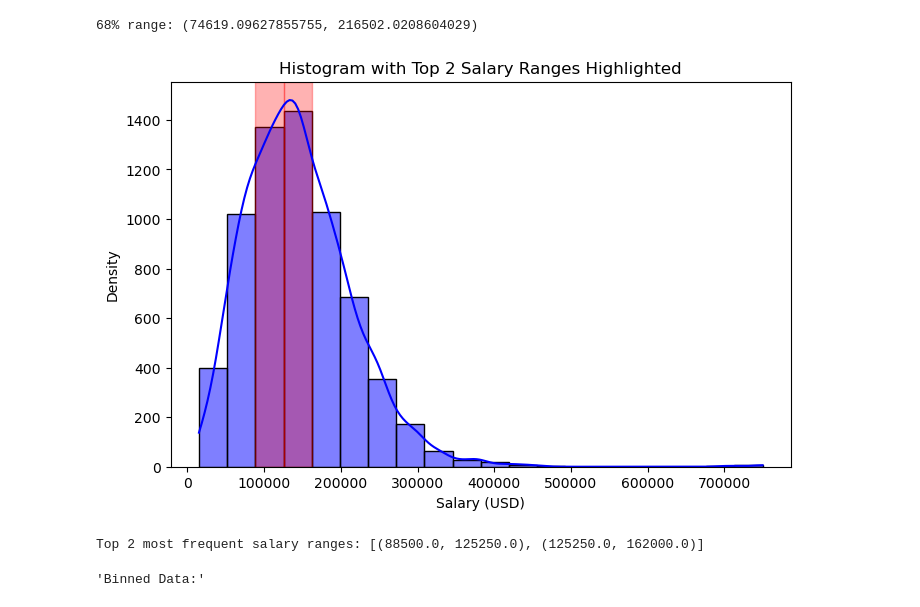
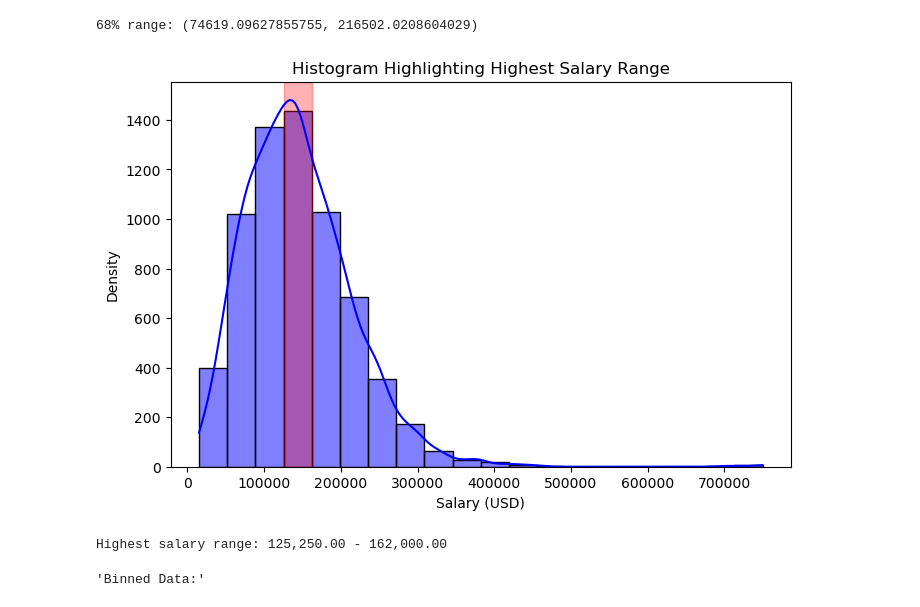
Before and after one commit to tlockhart/project-2, a Jupyter notebook: final_results/salary_data_classifier.ipynb, the cells around one changed output. Saved outputs shown, nothing was run; the diff lists cells and outputs as text; code cells hidden in the pictures.

```diff
--- a/final_results/salary_data_classifier.ipynb
+++ b/final_results/salary_data_classifier.ipynb
@@ -128,34 +128,32 @@ print(f"68% range: ({lower_bound}, {upper_bound})")
 68% range: (74619.09627855755, 216502.0208604029)
 # %%
 # Data Partitionaing: Attempt 2 of 2: Using the two highest bars as the average
-counts, bin_edges = np.histogram(feature_to_plot, bins=20)  # Adjust bins as needed
+counts, bin_edges = np.histogram(feature_to_plot, bins=20)
 
-# Find indices of the two highest bins
-top_2_indices = np.argsort(counts)[-2:]  # Get the two highest bins
+# Find the index of the highest bar
+highest_index = np.argmax(counts)
 
-# Get the corresponding salary ranges
-top_2_ranges = [(bin_edges[i], bin_edges[i+1]) for i in top_2_indices]
+# Get the corresponding salary range
+highest_range = (bin_edges[highest_index], bin_edges[highest_index + 1])
 
 # Plot the histogram
 plt.figure(figsize=(8, 5))
 sns.histplot(feature_to_plot, bins=20, kde=True, color="blue", alpha=0.5)
 
-# Highlight the two highest bars
-for low, high in top_2_ranges:
-    plt.axvspan(low, high, color="red", alpha=0.3)  # Highlight range
+# Highlight the highest bar
+plt.axvspan(highest_range[0], highest_range[1], color="red", alpha=0.3)
 
 plt.xlabel("Salary (USD)")
 plt.ylabel("Density")
-plt.title("Histogram with Top 2 Salary Ranges Highlighted")
-
+plt.title("Histogram Highlighting Highest Salary Range")
 
 plt.show()
 
-# Print the identified ranges
-print(f"Top 2 most frequent salary ranges: {top_2_ranges}")
+# Print the identified range
+print(f"Highest salary range: {highest_range[0]:,.2f} - {highest_range[1]:,.2f}")
 # %% [output]
-[figure, old version]
+[figure, new version]
-Top 2 most frequent salary ranges: [(88500.0, 125250.0), (125250.0, 162000.0)]
+Highest salary range: 125,250.00 - 162,000.00
 # %%
 # Binning Employee Salary (y):
 
```
Also changed, not shown: parts of 6 cells of this notebook.
